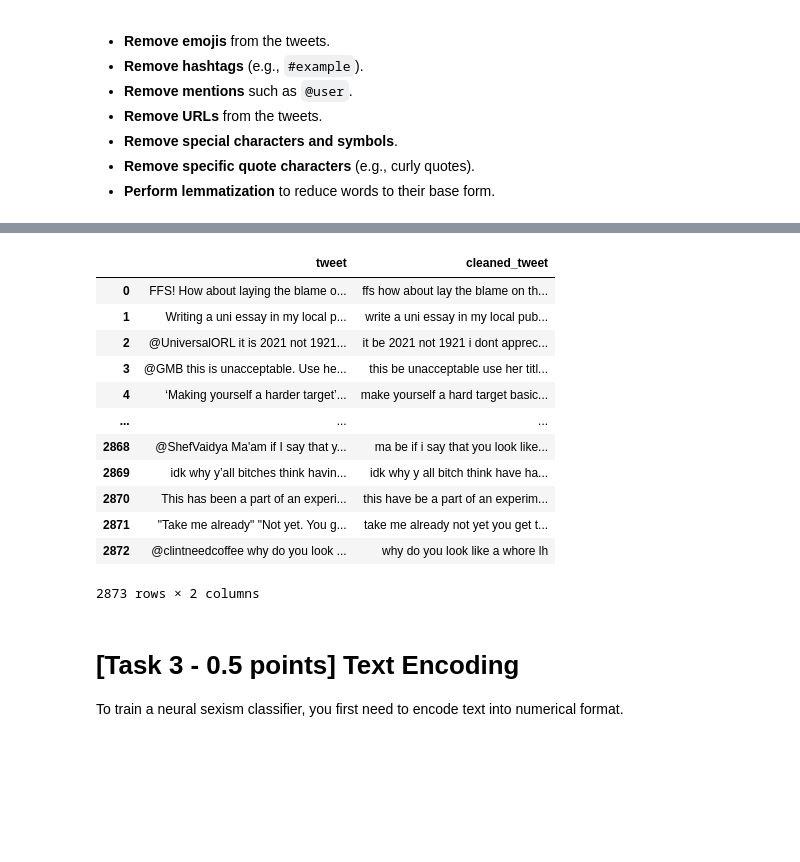
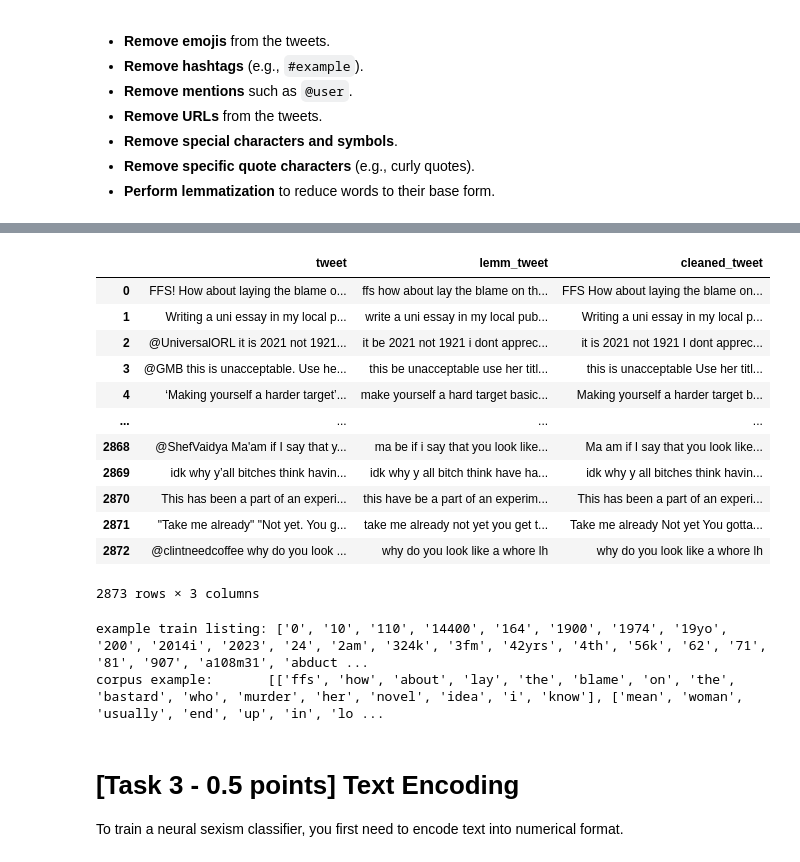
Before and after one commit to 26leonardo/NLP_project, a Jupyter notebook: BILLI/Assignment1-2526.ipynb, the cells around one changed output, grey strips where cells are left out. Drawn from its saved outputs; the diff is of its cells as text; code cells hidden in the pictures; blank space fills up the shorter version.

Commit message:
aggiunta di pip, import, df[clean], DEBUG

```diff
--- a/BILLI/Assignment1-2526.ipynb
+++ b/BILLI/Assignment1-2526.ipynb
@@ -162,7 +168,8 @@ for i, df in enumerate(dfs):
 
     # Encode labels as integers
     label_mapping = {"-":0, "DIRECT":1, "JUDGEMENTAL":2, "REPORTED":3}
-    reverse_mapping = {v: k for k, v in label_mapping.items()}  # TODO: utile per debug ma togliere dopo
+    if DEBUG:
+        reverse_mapping = {v: k for k, v in label_mapping.items()}  # TODO: utile per debug ma togliere dopo
     df["label"] = df["label"].map(label_mapping)
 
     dfs[i] = df # NOTE: we have to do this otherwise the changes won't persist
@@ -220,7 +227,7 @@ def token_lemma(text: str) -> str:
     return " ".join(lemmatized_tokens)
 
 # NOTE: we replace chars with space to avoid merging words during the process, the tokenizer will take care of extra spaces.
-def clean_text(text, patterns):
+def clean_text_and_tokenize_lemmatize(text, patterns):
 
     # 1) Remove emojis
     # NOTE: we asked the tutors and they said that it is meant to remove only visible emojis, not text-based ones. We used the emoji library for completeness.
@@ -234,6 +241,17 @@ def clean_text(text, patterns):
 
     # Tokenize, lemmatize and merge
     return token_lemma(text)
+
+# NOTE: version that only cleans the text without tokenizing and lemmatizing (used in roberta)
+def only_clean_text(text, patterns):
+    # Remove emojis
+    text = emoji.replace_emoji(text, replace=' ')
+    # Remove other patterns
+    for pattern in patterns:
+        text = pattern.sub(' ', text)
+
+    # Tokenize, lemmatize and merge
+    return text
 # %% [output]
 [nltk_data] Downloading package omw-1.4 to ./nltk_data...
 [nltk_data]   Package omw-1.4 is already up-to-date!
@@ -257,54 +275,54 @@ patterns = [
     # 2) Hashtags
     re.compile(r'#\w+'),
 
     # 3) Mentions
     re.compile(r'@\w+'),
 
     # 4) URLs
     re.compile(r'https?://[^\s]+'),
 
     # 6) Specific quotes characters, i assume not the regular ones (e.g. " ' )
     # NOTE: we do this here explicitely in order not to implicitly remove them with the special characters pattern
     re.compile(r'[“”‘’«»`´]'),
 
     # 5) Special characters and symbols
     # NOTE: we asked the tutors as it was ambiguous and they said they meant all non-alphanumeric characters, considering also quotes, parentheses, punctuation, etc.
     re.compile(r'[^a-zA-Z0-9\s]'),
 
 ]
 
 for i, df in enumerate(dfs):
-    df['cleaned_tweet'] = df["tweet"].apply(lambda text: clean_text(text, patterns))
-
+    df['lemm_tweet'] = df["tweet"].apply(lambda text: clean_text_and_tokenize_lemmatize(text, patterns))
+    df['cleaned_tweet'] = df["tweet"].apply(lambda text: only_clean_text(text, patterns))
     # TODO: only for train set, maybe apply more complex cleaning:
     # 1) remove noisy chars due to simple removal
     # 2) compression of repeated punctuation
     # 3) MAYBE: html tags, mnore complex and noisy patterns (es. 10%-)
     if i==0:
         pass
 
     dfs[i] = df
 
-display(train_df[["tweet", "cleaned_tweet"]])
+display(train_df[["tweet", "lemm_tweet", "cleaned_tweet"]])
 # %% [output]
-|  | tweet | cleaned_tweet |
-| 0 | FFS! How about laying the blame o... | ffs how about lay the blame on th... |
-| 1 | Writing a uni essay in my local p... | write a uni essay in my local pub... |
-| 2 | @UniversalORL it is 2021 not 1921... | it be 2021 not 1921 i dont apprec... |
-| 3 | @GMB this is unacceptable. Use he... | this be unacceptable use her titl... |
-| 4 | ‘Making yourself a harder target’... | make yourself a hard target basic... |
-| ... | ... | ... |
-| 2868 | @ShefVaidya Ma'am if I say that y... | ma be if i say that you look like... |
-| 2869 | idk why y’all bitches think havin... | idk why y all bitch think have ha... |
-| 2870 | This has been a part of an experi... | this have be a part of an experim... |
-| 2871 | "Take me already" "Not yet. You g... | take me already not yet you get t... |
-| 2872 | @clintneedcoffee why do you look ... | why do you look like a whore lh |
+|  | tweet | lemm_tweet | cleaned_tweet |
+| 0 | FFS! How about laying the blame o... | ffs how about lay the blame on th... | FFS How about laying the blame on... |
+| 1 | Writing a uni essay in my local p... | write a uni essay in my local pub... | Writing a uni essay in my local p... |
+| 2 | @UniversalORL it is 2021 not 1921... | it be 2021 not 1921 i dont apprec... | it is 2021 not 1921 I dont apprec... |
+| 3 | @GMB this is unacceptable. Use he... | this be unacceptable use her titl... | this is unacceptable Use her titl... |
+| 4 | ‘Making yourself a harder target’... | make yourself a hard target basic... | Making yourself a harder target b... |
+| ... | ... | ... | ... |
+| 2868 | @ShefVaidya Ma'am if I say that y... | ma be if i say that you look like... | Ma am if I say that you look like... |
+| 2869 | idk why y’all bitches think havin... | idk why y all bitch think have ha... | idk why y all bitches think havin... |
+| 2870 | This has been a part of an experi... | this have be a part of an experim... | This has been a part of an experi... |
+| 2871 | "Take me already" "Not yet. You g... | take me already not yet you get t... | Take me already Not yet You gotta... |
+| 2872 | @clintneedcoffee why do you look ... | why do you look like a whore lh | why do you look like a whore lh |
-2873 rows × 2 columns
+2873 rows × 3 columns
 # %%
 def build_word_listing(df):
     vocab = set()
     tokens_vec=[]
-    for text in df["cleaned_tweet"]:
+    for text in df["lemm_tweet"]:
         # NOTE: we use split since they were already tokenized and then jointed with spaces
         tokens = text.split(" ")
         vocab.update(tokens)
@@ -312,5 +330,11 @@ def build_word_listing(df):
     return sorted(vocab), tokens_vec
 
 word_listing_train, train_corpus = build_word_listing(train_df)
+if DEBUG:
+    print(f"example train listing: {word_listing_train[:-100:10]}")
+    print(f"corpus example:       {train_corpus[:-100:10]}")
 word_listing_val, val_corpus = build_word_listing(val_df)
 word_listing_test, test_corpus = build_word_listing(test_df)
+# %% [output]
+example train listing: ['0', '10', '110', '14400', '164', '1900', '1974', '19yo', '200', '2014i', '2023', '24', '2am', '324k', '3fm', '42yrs', '4th', '56k', '62', '71', '81', '907', 'a108m31', 'abduct ...
+corpus example:       [['ffs', 'how', 'about', 'lay', 'the', 'blame', 'on', 'the', 'bastard', 'who', 'murder', 'her', 'novel', 'idea', 'i', 'know'], ['mean', 'woman', 'usually', 'end', 'up', 'in', 'lo ...
```
Also changed, not shown: parts of 23 cells of this notebook.
